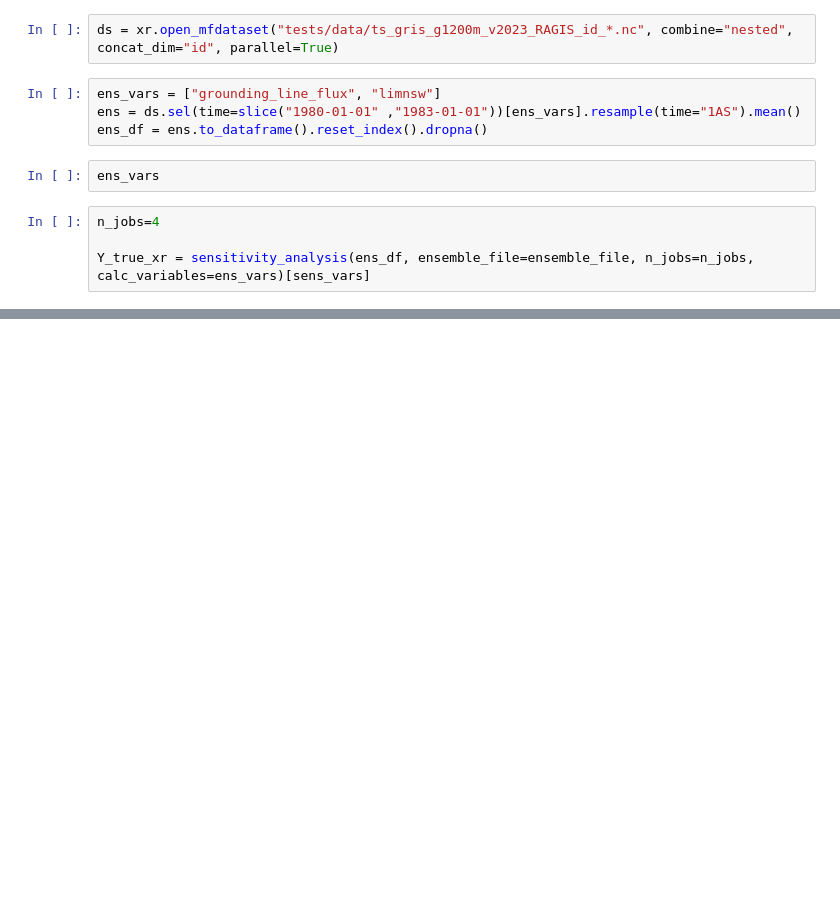
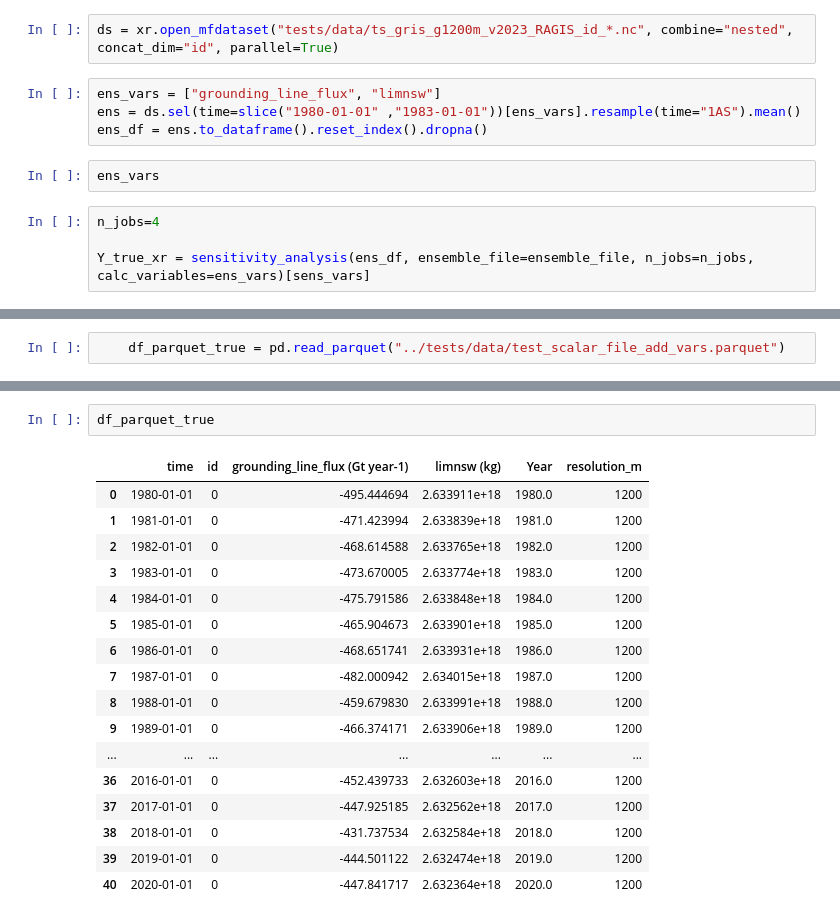
Before and after one commit to pism/pism-ragis, a Jupyter notebook: notebooks/create_test_data.ipynb, the cells around one changed output, grey strips where cells are left out. Cells and saved outputs as stored; diff of their text form; blank space fills up the shorter version.

```diff
--- a/notebooks/create_test_data.ipynb
+++ b/notebooks/create_test_data.ipynb
@@ -762,0 +294,2 @@ cd ..
+# %%
+    df_parquet_true = pd.read_parquet("../tests/data/test_scalar_file_add_vars.parquet")
@@ -762,0 +330,20 @@ cd ..
+# %%
+df_parquet_true
+# %% [output]
+|  | time | id | grounding_line_flux (Gt year-1) | limnsw (kg) | Year | resolution_m |
+| 0 | 1980-01-01 | 0 | -495.444694 | 2.633911e+18 | 1980.0 | 1200 |
+| 1 | 1981-01-01 | 0 | -471.423994 | 2.633839e+18 | 1981.0 | 1200 |
+| 2 | 1982-01-01 | 0 | -468.614588 | 2.633765e+18 | 1982.0 | 1200 |
+| 3 | 1983-01-01 | 0 | -473.670005 | 2.633774e+18 | 1983.0 | 1200 |
+| 4 | 1984-01-01 | 0 | -475.791586 | 2.633848e+18 | 1984.0 | 1200 |
+| 5 | 1985-01-01 | 0 | -465.904673 | 2.633901e+18 | 1985.0 | 1200 |
+| 6 | 1986-01-01 | 0 | -468.651741 | 2.633931e+18 | 1986.0 | 1200 |
+| 7 | 1987-01-01 | 0 | -482.000942 | 2.634015e+18 | 1987.0 | 1200 |
+| 8 | 1988-01-01 | 0 | -459.679830 | 2.633991e+18 | 1988.0 | 1200 |
+| 9 | 1989-01-01 | 0 | -466.374171 | 2.633906e+18 | 1989.0 | 1200 |
+| ... | ... | ... | ... | ... | ... | ... |
+| 36 | 2016-01-01 | 0 | -452.439733 | 2.632603e+18 | 2016.0 | 1200 |
+| 37 | 2017-01-01 | 0 | -447.925185 | 2.632562e+18 | 2017.0 | 1200 |
+| 38 | 2018-01-01 | 0 | -431.737534 | 2.632584e+18 | 2018.0 | 1200 |
+| 39 | 2019-01-01 | 0 | -444.501122 | 2.632474e+18 | 2019.0 | 1200 |
+| 40 | 2020-01-01 | 0 | -447.841717 | 2.632364e+18 | 2020.0 | 1200 |
```
Also changed, not shown: parts of 100 cells of this notebook, 19 other files.
